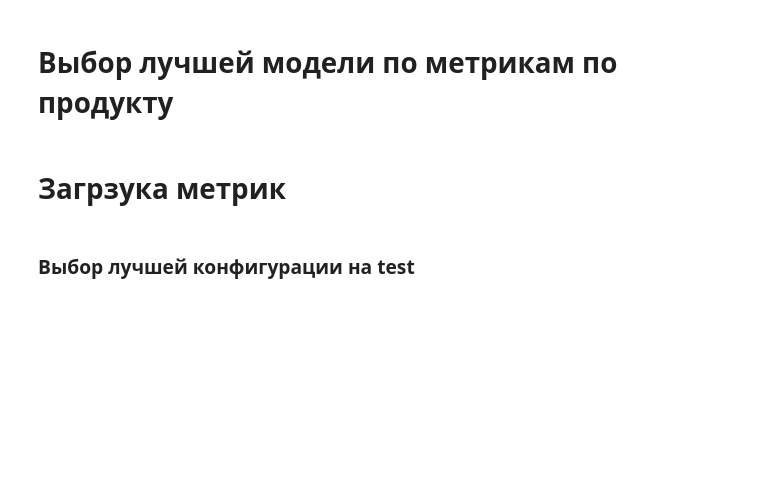
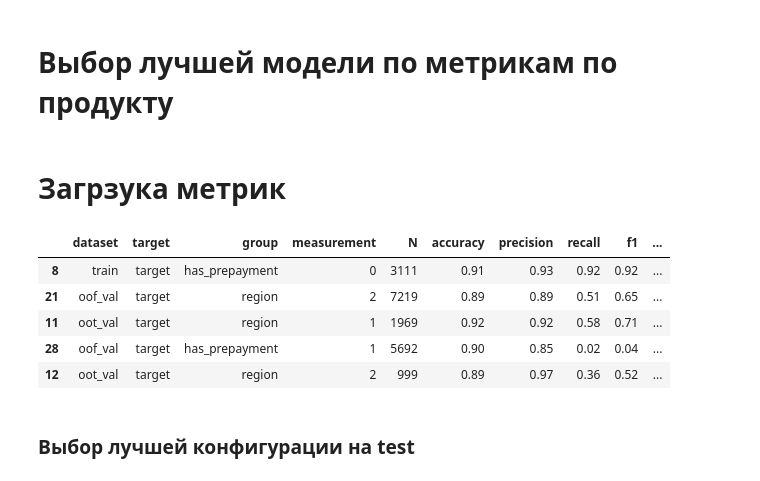
Before and after one commit to alexkorm14/psb_hack, a Jupyter notebook: 7_choose_best_config_model.ipynb, the cells around one changed output. Cells and saved outputs as stored; diff of their text form; code cells hidden in the pictures; blank space fills up the shorter version.

```diff
--- a/7_choose_best_config_model.ipynb
+++ b/7_choose_best_config_model.ipynb
@@ -30,3 +37,12 @@ all_metrics = pd.concat(list(map(lambda x: read_metric_table('metrics/'+x),metri
+# %%
+all_metrics.sample(5)
+# %% [output]
+|  | dataset | target | group | measurement | N | accuracy | precision | recall | f1 | ... |
+| 8 | train | target | has_prepayment | 0 | 3111 | 0.91 | 0.93 | 0.92 | 0.92 | ... |
+| 21 | oof_val | target | region | 2 | 7219 | 0.89 | 0.89 | 0.51 | 0.65 | ... |
+| 11 | oot_val | target | region | 1 | 1969 | 0.92 | 0.92 | 0.58 | 0.71 | ... |
+| 28 | oof_val | target | has_prepayment | 1 | 5692 | 0.90 | 0.85 | 0.02 | 0.04 | ... |
+| 12 | oot_val | target | region | 2 | 999 | 0.89 | 0.97 | 0.36 | 0.52 | ... |
 # %% [markdown]
 ### Выбор лучшей конфигурации на test
 # %%
```
Also changed, not shown: parts of 9 cells of this notebook.
